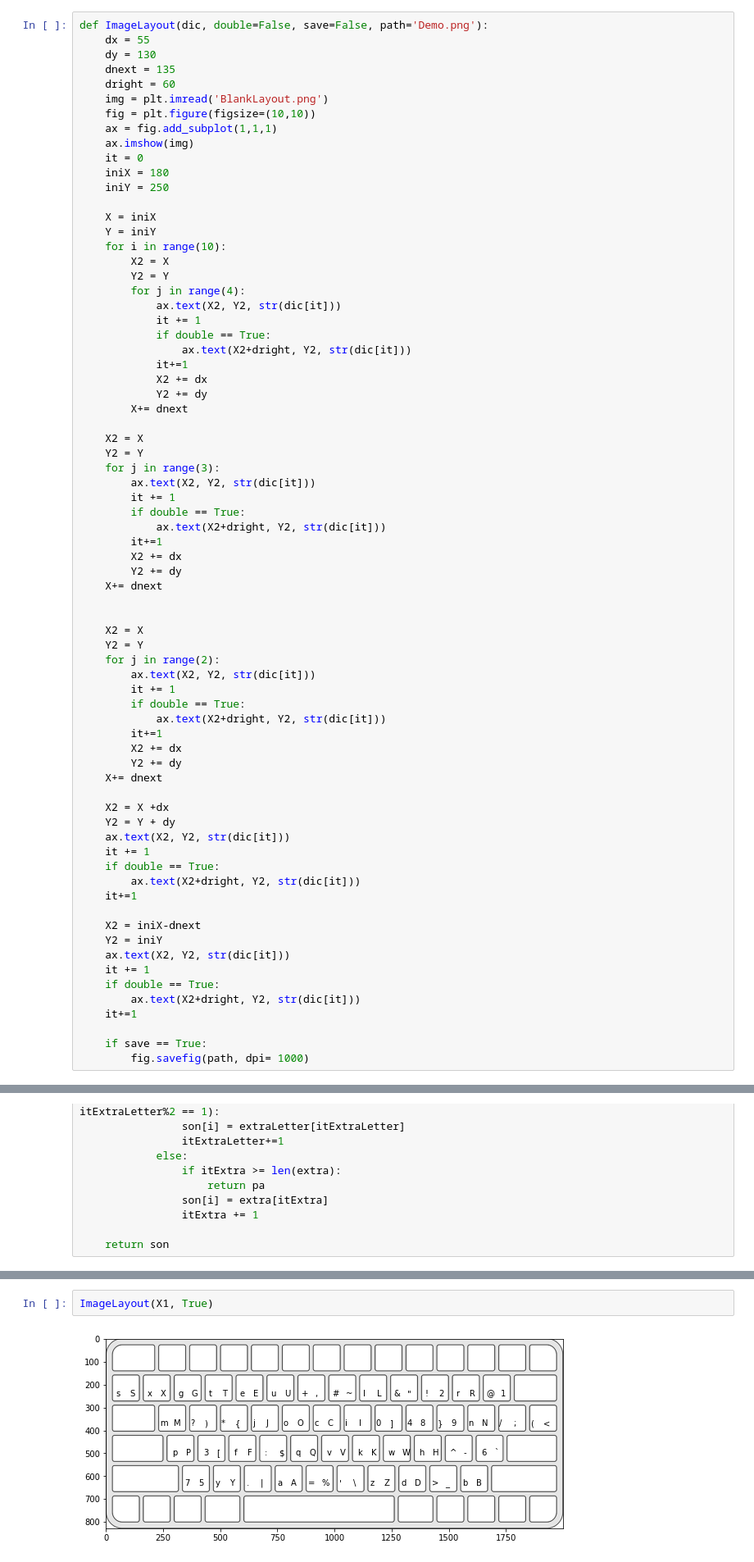
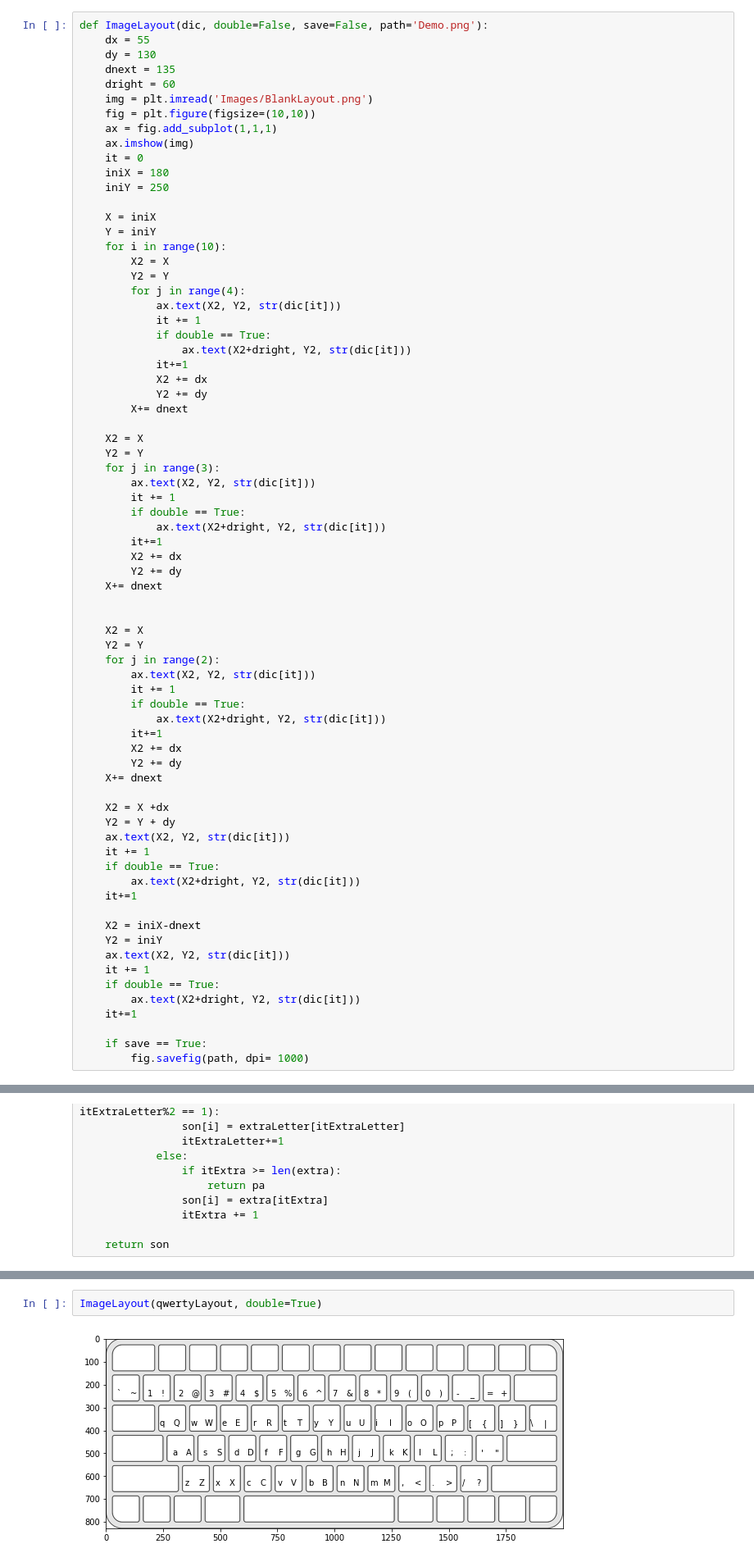
Before and after one commit to jmcsuite/Optimizacion_2, a Jupyter notebook: ProyectoFinal_KeyboardLayout/ObjectiveFunction.ipynb, the cells around one changed output, grey strips where cells are left out. Shown at 82% size. Cells and saved outputs as stored; diff of their text form.

```diff
--- a/ProyectoFinal_KeyboardLayout/ObjectiveFunction.ipynb
+++ b/ProyectoFinal_KeyboardLayout/ObjectiveFunction.ipynb
@@ -11,7 +11,7 @@ def ImageLayout(dic, double=False, save=False, path='Demo.png'):
     dy = 130
     dnext = 135
     dright = 60
-    img = plt.imread('BlankLayout.png')
+    img = plt.imread('Images/BlankLayout.png')
     fig = plt.figure(figsize=(10,10))
     ax = fig.add_subplot(1,1,1)
     ax.imshow(img)
@@ -444,5 +402,5 @@ print(ObjectiveFunction(X1, helper), ObjectiveFunction(X2, helper) ,ObjectiveFun
 # %%
-ImageLayout(X1, True)
+ImageLayout(qwertyLayout, double=True)
 # %% [output]
-[figure, old version]
+[figure, new version]
 # %%
```
Also changed, not shown: parts of 25 cells of this notebook, 8 other files.
